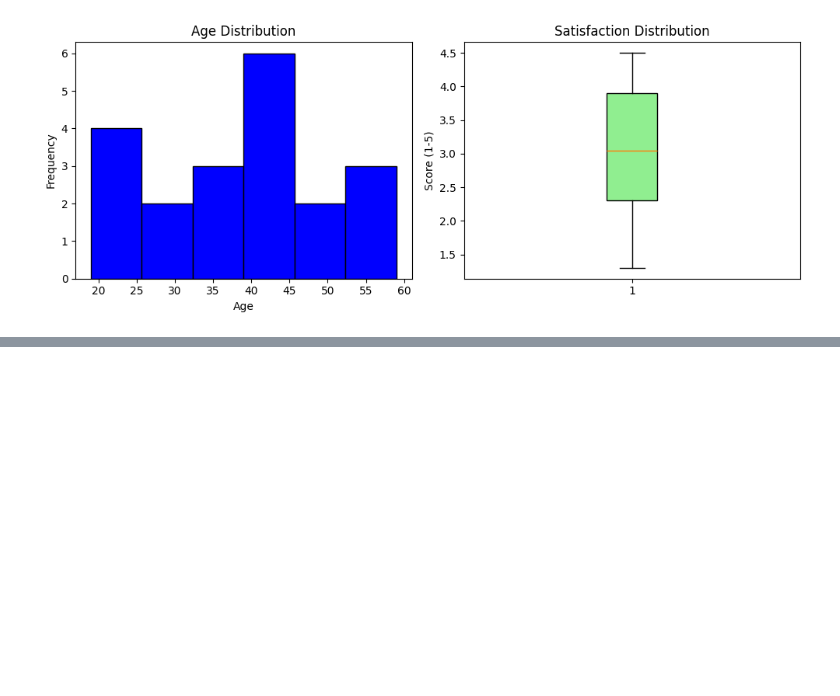
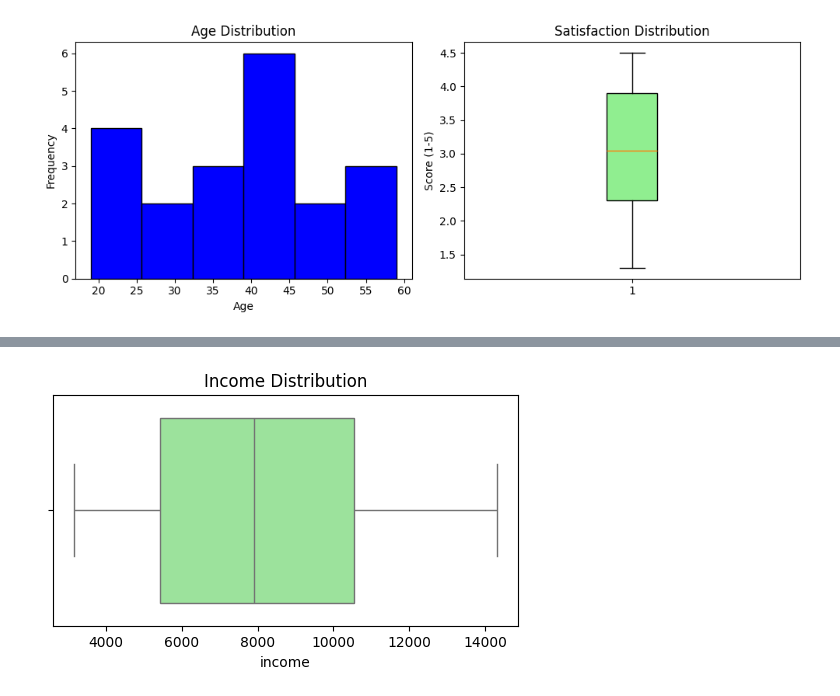
Before and after one commit to sevdeaslanturkiyeli/AI_Development_Bootcamp, a Jupyter notebook: 04_dataset_initial_processing_and_visualization.ipynb, the cells around one changed output, grey strips where cells are left out. Cells and saved outputs as stored; diff of their text form; code cells hidden in the pictures; blank space fills up the shorter version.

```diff
--- a/04_dataset_initial_processing_and_visualization.ipynb
+++ b/04_dataset_initial_processing_and_visualization.ipynb
@@ -411,0 +442,9 @@ plt.show()
+# %%
+# boxplot
+
+plt.figure(figsize=(6,3))
+sns.boxplot(data = data, x="income", color = "lightgreen")
+plt.title("Income Distribution")
+plt.show()
+# %% [output]
+[figure, added]
```
Also changed, not shown: parts of 24 cells of this notebook.
